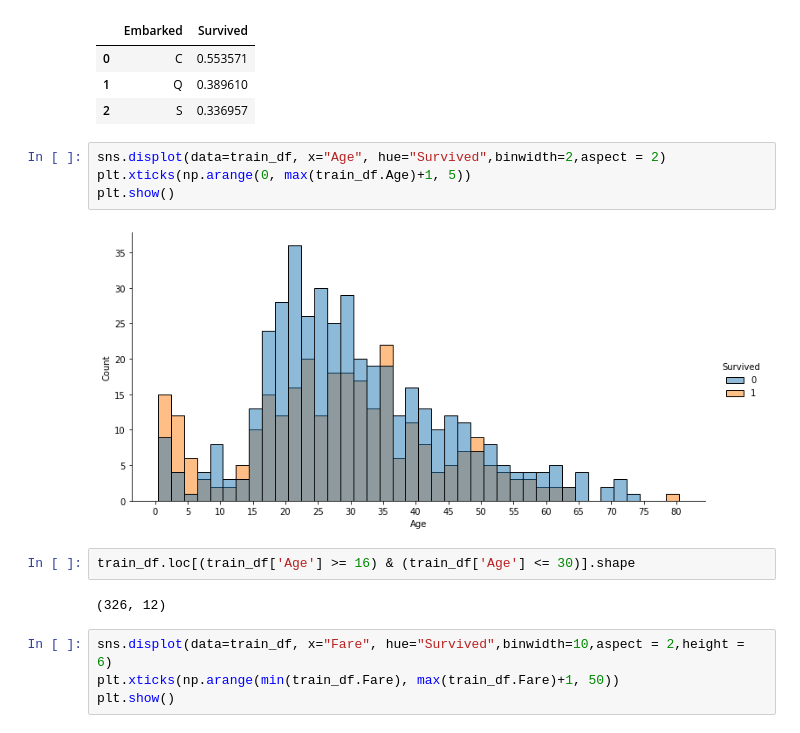
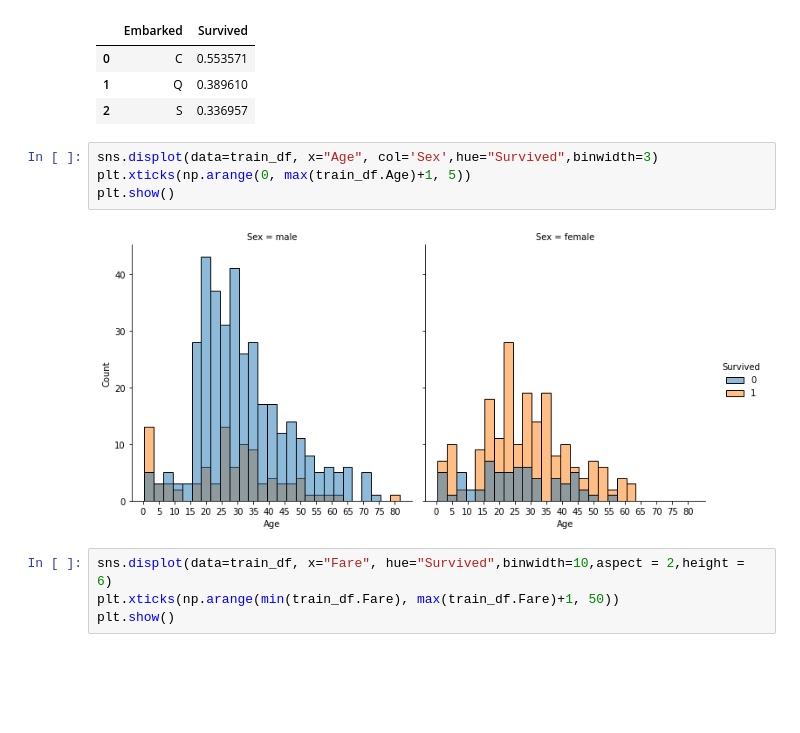
Before and after one commit to lucasnbarros/titanic-machine-learning-from-disaster, a Jupyter notebook: titanic-machine-learning-from-disaster.ipynb, the cells around one changed output. Drawn from its saved outputs; the diff is of its cells as text; blank space fills up the shorter version.

```diff
--- a/titanic-machine-learning-from-disaster.ipynb
+++ b/titanic-machine-learning-from-disaster.ipynb
@@ -322,15 +304,11 @@ train_df[["Embarked","Survived"]].groupby(['Embarked'], as_index=False).mean().s
 | 1 | Q | 0.389610 |
 | 2 | S | 0.336957 |
 # %%
-sns.displot(data=train_df, x="Age", hue="Survived",binwidth=2,aspect = 2)
+sns.displot(data=train_df, x="Age", col='Sex',hue="Survived",binwidth=3)
 plt.xticks(np.arange(0, max(train_df.Age)+1, 5))
 plt.show()
 # %% [output]
-[figure, old version]
+[figure, new version]
-# %%
-train_df.loc[(train_df['Age'] >= 16) & (train_df['Age'] <= 30)].shape
-# %% [output]
-(326, 12)
 # %%
 sns.displot(data=train_df, x="Fare", hue="Survived",binwidth=10,aspect = 2,height = 6)
 plt.xticks(np.arange(min(train_df.Fare), max(train_df.Fare)+1, 50))
```
Also changed, not shown: parts of 11 cells of this notebook.
